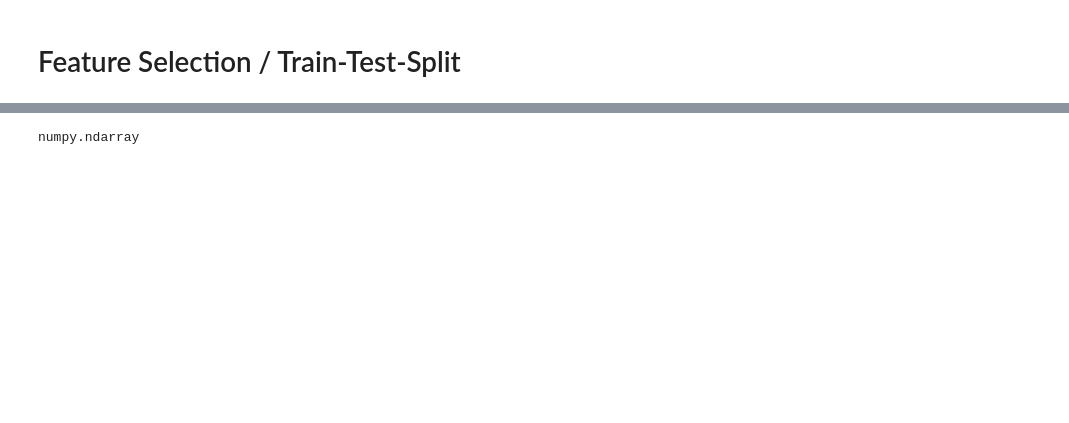
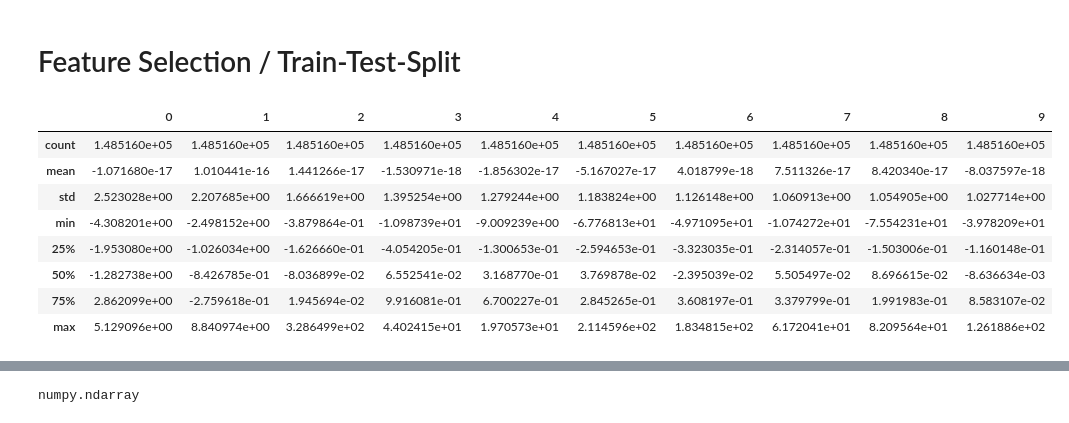
Before and after one commit to NorAlija/xai_thesis_work, a Jupyter notebook: intrusion_detection/main.ipynb, the cells around one changed output, grey strips where cells are left out. Cells and saved outputs as stored; diff of their text form; code cells hidden in the pictures; blank space fills up the shorter version.

```diff
--- a/intrusion_detection/main.ipynb
+++ b/intrusion_detection/main.ipynb
@@ -138,6 +154,18 @@ dump(std_sclaer, 'train_data/std_scaler.bin', compress=True)
 pca = PCA(n_components=10)
 
 x = pca.fit_transform(x)
+# %%
+pd.DataFrame(x).describe()
+# %% [output]
+|  | 0 | 1 | 2 | 3 | 4 | 5 | 6 | 7 | 8 | 9 |
+| count | 1.485160e+05 | 1.485160e+05 | 1.485160e+05 | 1.485160e+05 | 1.485160e+05 | 1.485160e+05 | 1.485160e+05 | 1.485160e+05 | 1.485160e+05 | 1.485160e+05 |
+| mean | -1.071680e-17 | 1.010441e-16 | 1.441266e-17 | -1.530971e-18 | -1.856302e-17 | -5.167027e-17 | 4.018799e-18 | 7.511326e-17 | 8.420340e-17 | -8.037597e-18 |
+| std | 2.523028e+00 | 2.207685e+00 | 1.666619e+00 | 1.395254e+00 | 1.279244e+00 | 1.183824e+00 | 1.126148e+00 | 1.060913e+00 | 1.054905e+00 | 1.027714e+00 |
+| min | -4.308201e+00 | -2.498152e+00 | -3.879864e-01 | -1.098739e+01 | -9.009239e+00 | -6.776813e+01 | -4.971095e+01 | -1.074272e+01 | -7.554231e+01 | -3.978209e+01 |
+| 25% | -1.953080e+00 | -1.026034e+00 | -1.626660e-01 | -4.054205e-01 | -1.300653e-01 | -2.594653e-01 | -3.323035e-01 | -2.314057e-01 | -1.503006e-01 | -1.160148e-01 |
+| 50% | -1.282738e+00 | -8.426785e-01 | -8.036899e-02 | 6.552541e-02 | 3.168770e-01 | 3.769878e-02 | -2.395039e-02 | 5.505497e-02 | 8.696615e-02 | -8.636634e-03 |
+| 75% | 2.862099e+00 | -2.759618e-01 | 1.945694e-02 | 9.916081e-01 | 6.700227e-01 | 2.845265e-01 | 3.608197e-01 | 3.379799e-01 | 1.991983e-01 | 8.583107e-02 |
+| max | 5.129096e+00 | 8.840974e+00 | 3.286499e+02 | 4.402415e+01 | 1.970573e+01 | 2.114596e+02 | 1.834815e+02 | 6.172041e+01 | 8.209564e+01 | 1.261886e+02 |
 # %%
 x.shape
 # %% [output]
```
Also changed, not shown: parts of 39 cells of this notebook, 3 other files.
